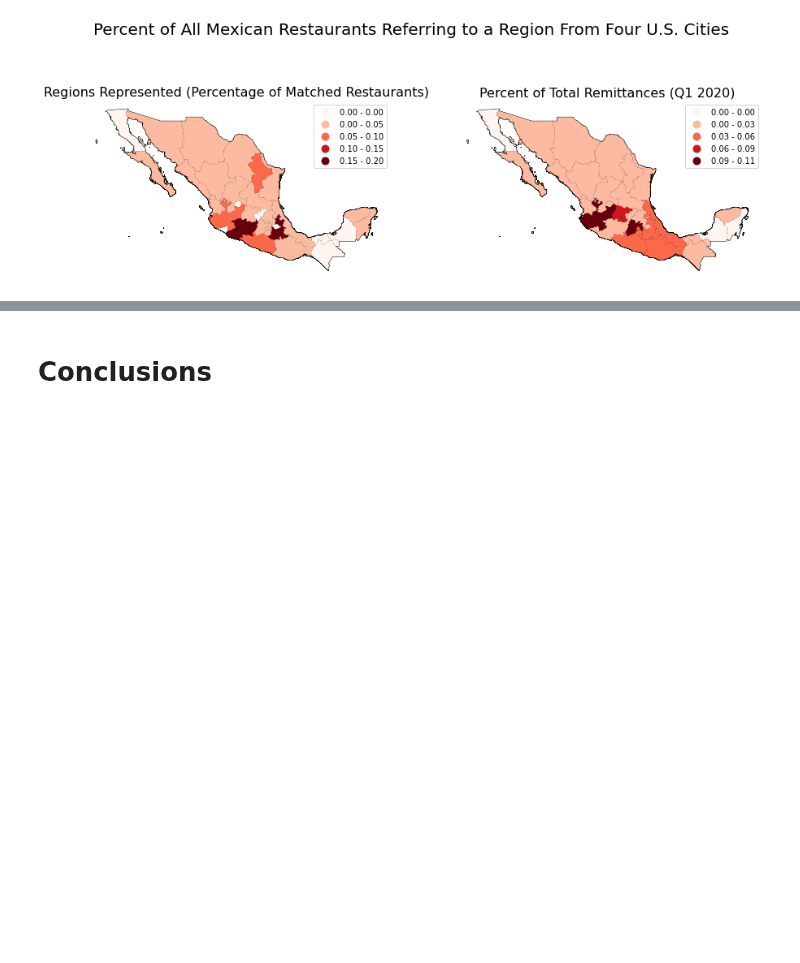
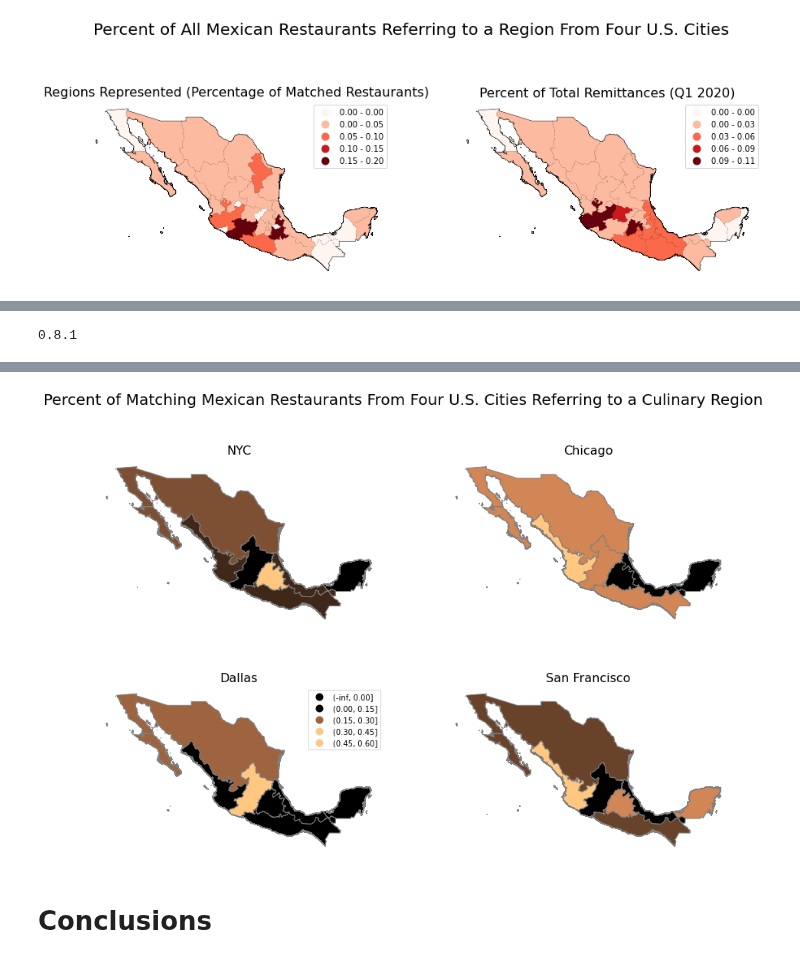
Before and after one commit to gregfeliu/Mexican_Immigration_Through_Restaurant_Names, a Jupyter notebook: notebooks/Analysis.ipynb, the cells around one changed output, grey strips where cells are left out. Saved outputs shown, nothing was run; the diff lists cells and outputs as text; code cells hidden in the pictures; blank space fills up the shorter version.

```diff
--- a/notebooks/Analysis.ipynb
+++ b/notebooks/Analysis.ipynb
@@ -734,0 +875,17 @@ for ax in (ax1,ax2,):
+# %%
+# new mex_gdf
+super_region_gdf3 = super_region_gdf.copy()
+# %%
+super_region_gdf3['NYC'] = nyc_cul_regions.values()
+super_region_gdf3['Dal'] = dal_cul_regions.values()
+super_region_gdf3['SF'] = sf_cul_regions.values()
+super_region_gdf3['Chi'] = chi_cul_regions.values()
+# %%
+super_region_gdf3['NYC_pct'] = [round(x / super_region_gdf3['NYC'].sum(), 2) for x in super_region_gdf3['NYC']]
+super_region_gdf3['Dal_pct'] = [round(x / super_region_gdf3['Dal'].sum(), 2) for x in super_region_gdf3['Dal']]
+super_region_gdf3['SF_pct'] = [round(x / super_region_gdf3['SF'].sum(), 2) for x in super_region_gdf3['SF']]
+super_region_gdf3['Chi_pct'] = [round(x / super_region_gdf3['Chi'].sum(), 2) for x in super_region_gdf3['Chi']]
+# %%
+# new bin range
+bin_range_70_list = list(range(0, 70, 15))
+bin_range_70 = np.array(bin_range_70_list) / 100
@@ -734,0 +907,29 @@ for ax in (ax1,ax2,):
+# %%
+print(gpd.__version__)
+# %% [output]
+0.8.1
+# %%
+fig,((ax1, ax2), (ax3, ax4)) = plt.subplots(2,2,figsize=(15,10))
+fig.suptitle('Percent of Matching Mexican Restaurants From Four U.S. Cities Referring to a Culinary Region',
+             fontsize=20)
+super_region_gdf3.plot(
+    column='NYC_pct', ax=ax1, cmap = 'copper', scheme='UserDefined',
+              classification_kwds=dict(bins=bin_range_70), edgecolor='gray')
+ax1.set_title('NYC', fontsize=16)
+super_region_gdf3.plot(
+    column='Chi_pct', ax=ax2, cmap = 'copper', scheme='UserDefined',
+              classification_kwds=dict(bins=bin_range_70), edgecolor='gray')
+ax2.set_title('Chicago', fontsize=16)
+super_region_gdf3.plot(
+    column='Dal_pct', ax=ax3, cmap = 'copper', scheme='UserDefined',
+              classification_kwds=dict(bins=bin_range_70), legend=True, edgecolor='gray')
+ax3.set_title('Dallas', fontsize=16)
+super_region_gdf3.plot(
+    column='SF_pct', ax=ax4, cmap = 'copper', scheme='UserDefined',
+              classification_kwds=dict(bins=bin_range_70), edgecolor='gray')
+ax4.set_title('San Francisco', fontsize=16)
+for ax in (ax1,ax2,ax3,ax4,):
+    ax.axis('off')
+# plt.savefig("./my_saved_data/Map_of_culinary_regions_from_all_cities.png",
+#             pad_inches='tight', orientation='landscape')
+# %% [output]
@@ -735,3 +937,4 @@ for ax in (ax1,ax2,):
+[figure, added]
 # %% [markdown]
 # Conclusions
 # %% [markdown]
```
Also changed, not shown: parts of 31 cells of this notebook.
